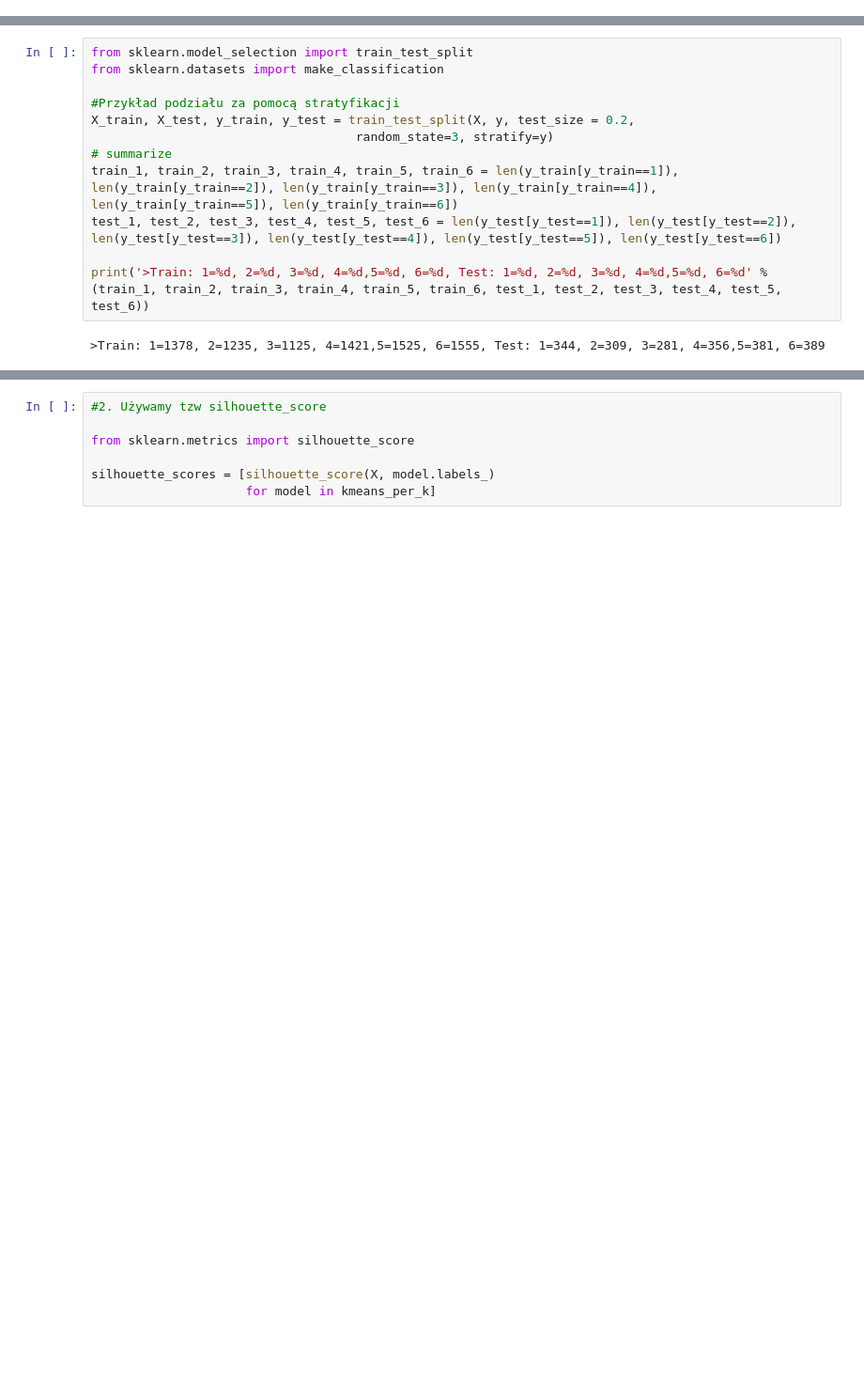
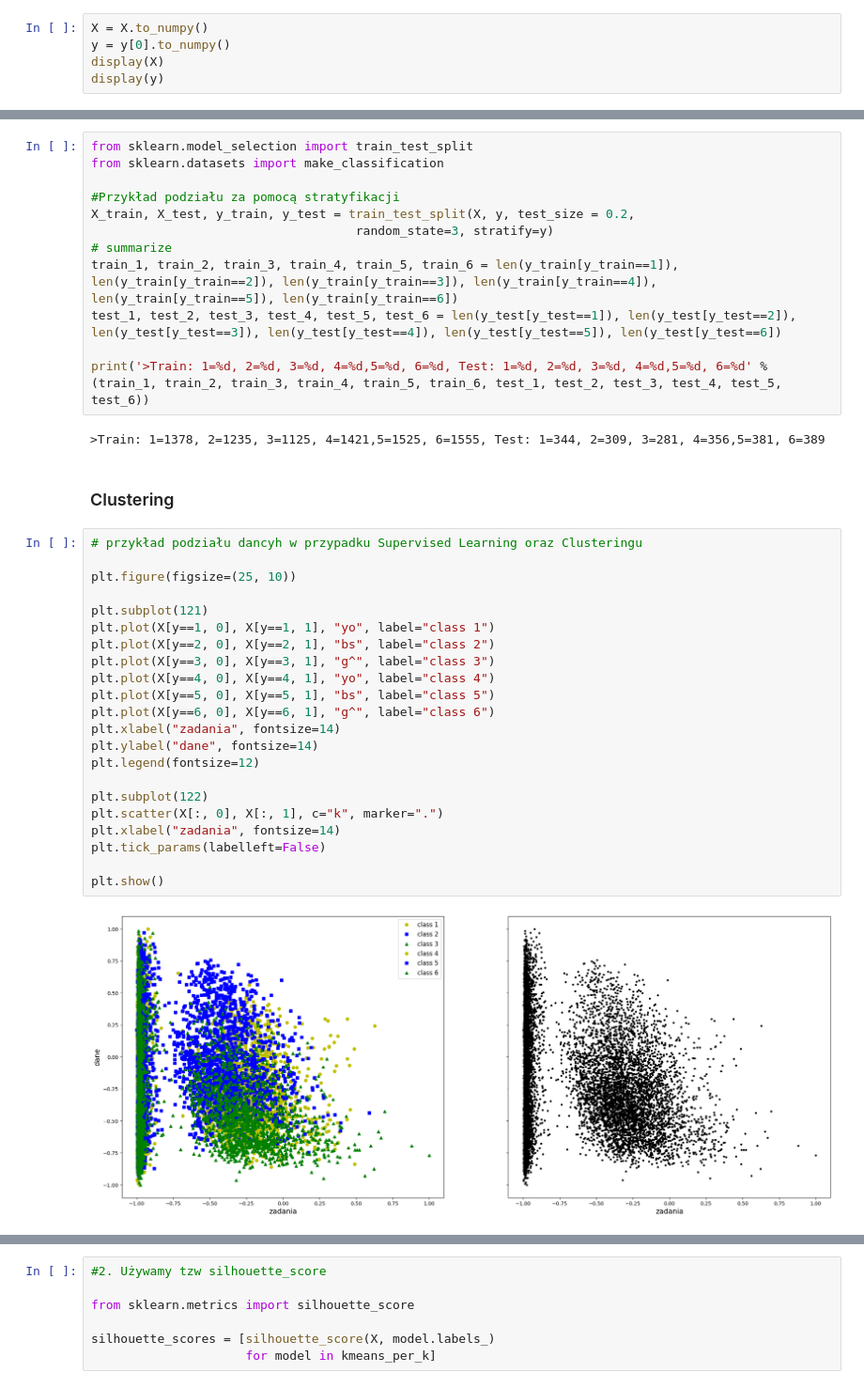
Before and after one commit to magdalenaszczesna93/modul_16, a Jupyter notebook: 16.4_Zadanie_porownanie_metod_klasteringu.ipynb, the cells around one changed output, grey strips where cells are left out. Shown at 94% size. Cells and saved outputs as stored; diff of their text form; blank space fills up the shorter version.

```diff
--- a/16.4_Zadanie_porownanie_metod_klasteringu.ipynb
+++ b/16.4_Zadanie_porownanie_metod_klasteringu.ipynb
@@ -396,0 +140,5 @@ wynik kroswalidacji:  [0.82427184 0.75776699 0.82815534 0.81262136 0.83827101]
+# %%
+X = X.to_numpy()
+y = y[0].to_numpy()
+display(X)
+display(y)
@@ -408,3 +281,29 @@ test_1, test_2, test_3, test_4, test_5, test_6 = len(y_test[y_test==1]), len(y_t
 print('>Train: 1=%d, 2=%d, 3=%d, 4=%d,5=%d, 6=%d, Test: 1=%d, 2=%d, 3=%d, 4=%d,5=%d, 6=%d' % (train_1, train_2, train_3, train_4, train_5, train_6, test_1, test_2, test_3, test_4, test_5, test_6))
 # %% [output]
 >Train: 1=1378, 2=1235, 3=1125, 4=1421,5=1525, 6=1555, Test: 1=344, 2=309, 3=281, 4=356,5=381, 6=389
+# %% [markdown]
+### Clustering
+# %%
+# przykład podziału dancyh w przypadku Supervised Learning oraz Clusteringu
+
+plt.figure(figsize=(25, 10))
+
+plt.subplot(121)
+plt.plot(X[y==1, 0], X[y==1, 1], "yo", label="class 1")
+plt.plot(X[y==2, 0], X[y==2, 1], "bs", label="class 2")
+plt.plot(X[y==3, 0], X[y==3, 1], "g^", label="class 3")
+plt.plot(X[y==4, 0], X[y==4, 1], "yo", label="class 4")
+plt.plot(X[y==5, 0], X[y==5, 1], "bs", label="class 5")
+plt.plot(X[y==6, 0], X[y==6, 1], "g^", label="class 6")
+plt.xlabel("zadania", fontsize=14)
+plt.ylabel("dane", fontsize=14)
+plt.legend(fontsize=12)
+
+plt.subplot(122)
+plt.scatter(X[:, 0], X[:, 1], c="k", marker=".")
+plt.xlabel("zadania", fontsize=14)
+plt.tick_params(labelleft=False)
+
+plt.show()
+# %% [output]
+[figure, added]
```
Also changed, not shown: parts of 95 cells of this notebook.
